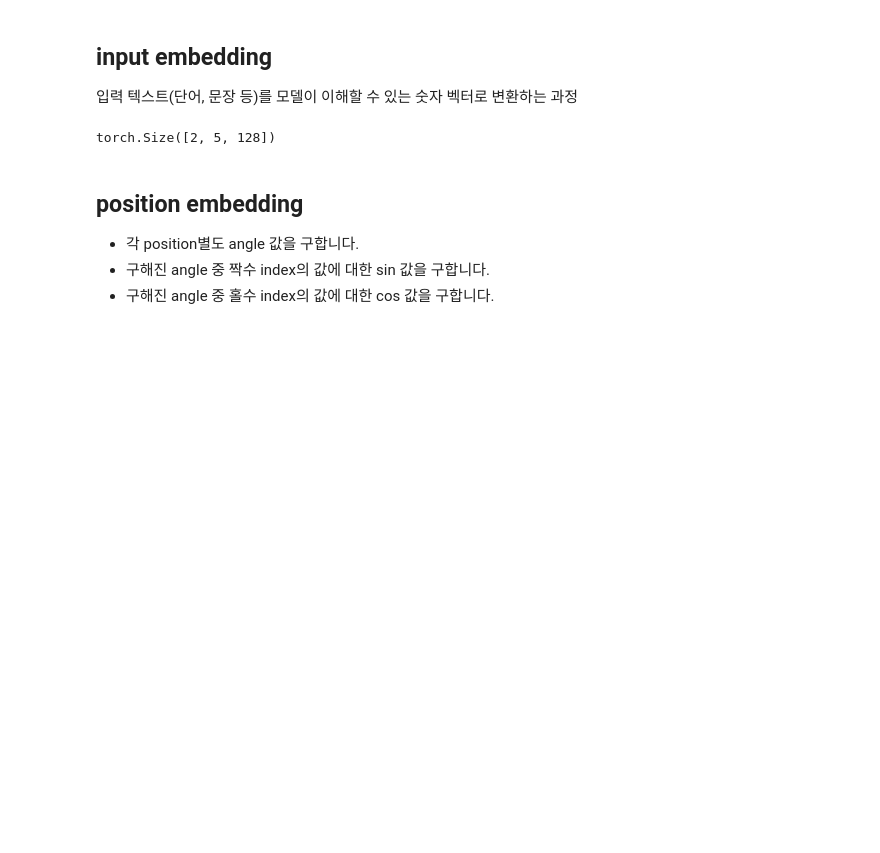
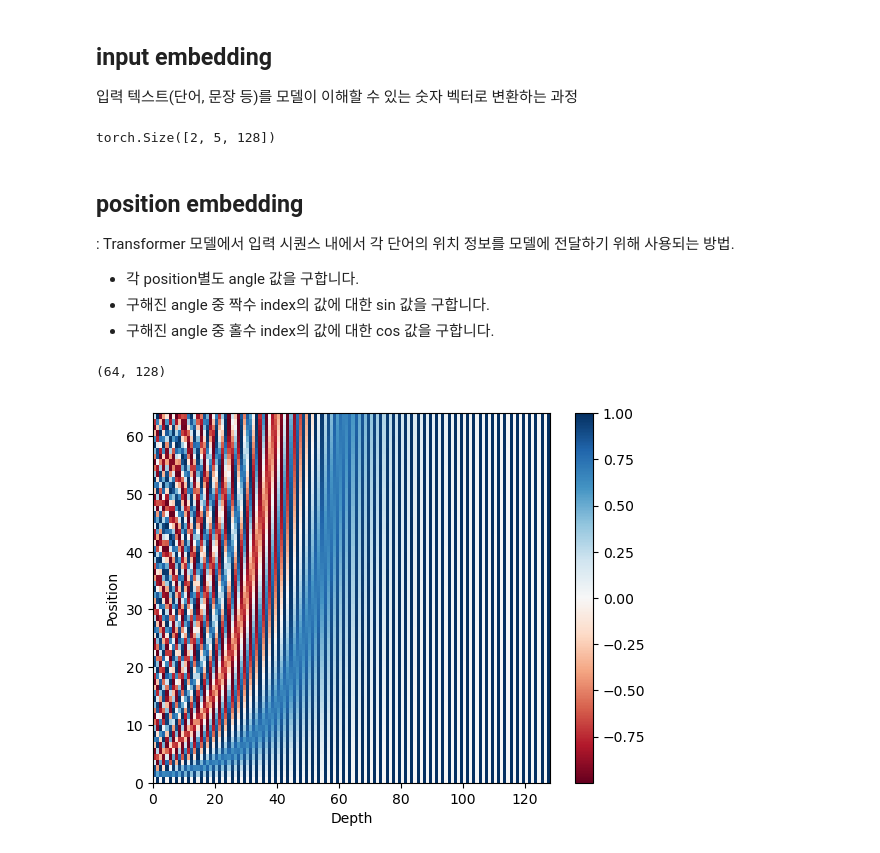
Before and after one commit to doleebest/FakeNewsDetection, a Jupyter notebook: transformer.ipynb, the cells around one changed output. Cells and saved outputs as stored; diff of their text form; code cells hidden in the pictures; blank space fills up the shorter version.

Commit message:
position embedding

```diff
--- a/transformer.ipynb
+++ b/transformer.ipynb
@@ -54,6 +56,7 @@ print(input_embs.size())
 torch.Size([2, 5, 128])
 # %% [markdown]
 ## position embedding
+: Transformer 모델에서 입력 시퀀스 내에서 각 단어의 위치 정보를 모델에 전달하기 위해 사용되는 방법.
 
 - 각 position별도 angle 값을 구합니다.
 - 구해진 angle 중 짝수 index의 값에 대한 sin 값을 구합니다.
@@ -71,3 +76,17 @@ def get_sinusoid_encoding_table(n_seq, d_hidn):
     sinusoid_table[:, 1::2] = np.cos(sinusoid_table[:, 1::2])  # odd index cos
 
     return sinusoid_table
+# %%
+n_seq = 64
+pos_encoding = get_sinusoid_encoding_table(n_seq, d_hidn)
+
+print (pos_encoding.shape) # 크기 출력
+plt.pcolormesh(pos_encoding, cmap='RdBu')
+plt.xlabel('Depth')
+plt.xlim((0, d_hidn))
+plt.ylabel('Position')
+plt.colorbar()
+plt.show()
+# %% [output]
+(64, 128)
+[figure, added]
```
Also changed, not shown: parts of 5 cells of this notebook.
